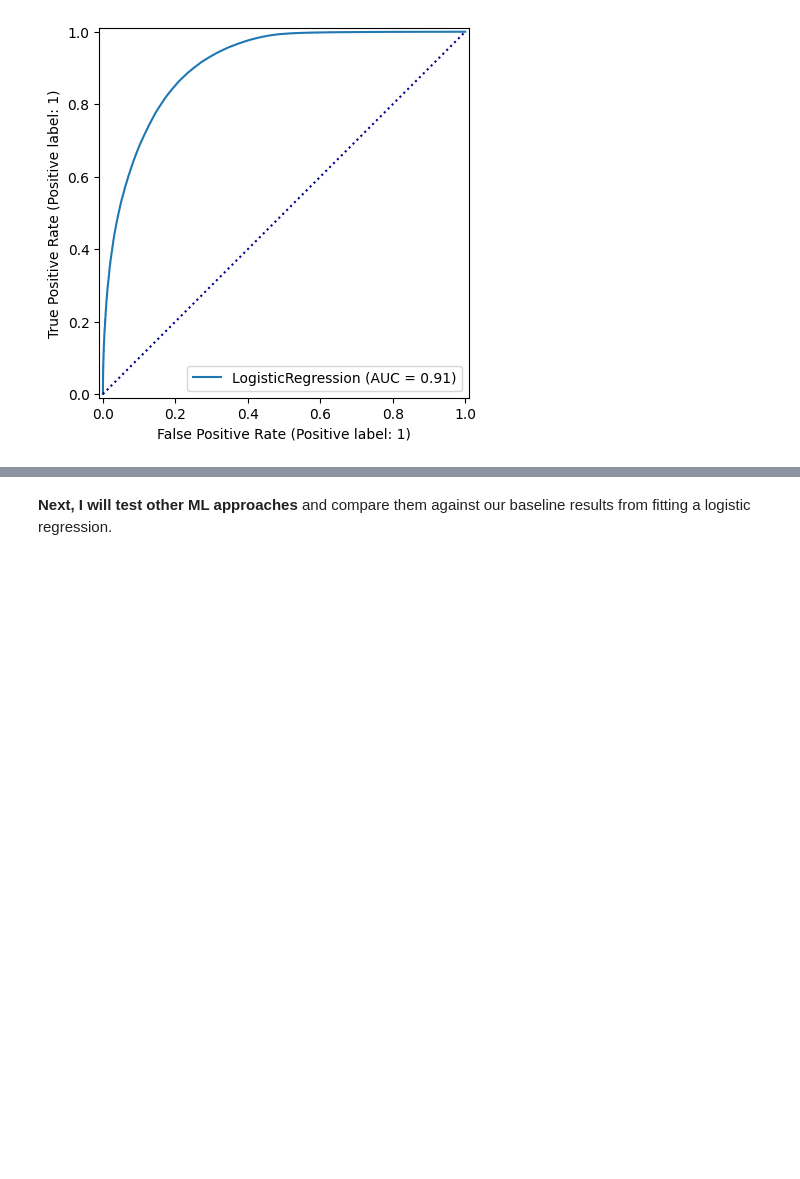
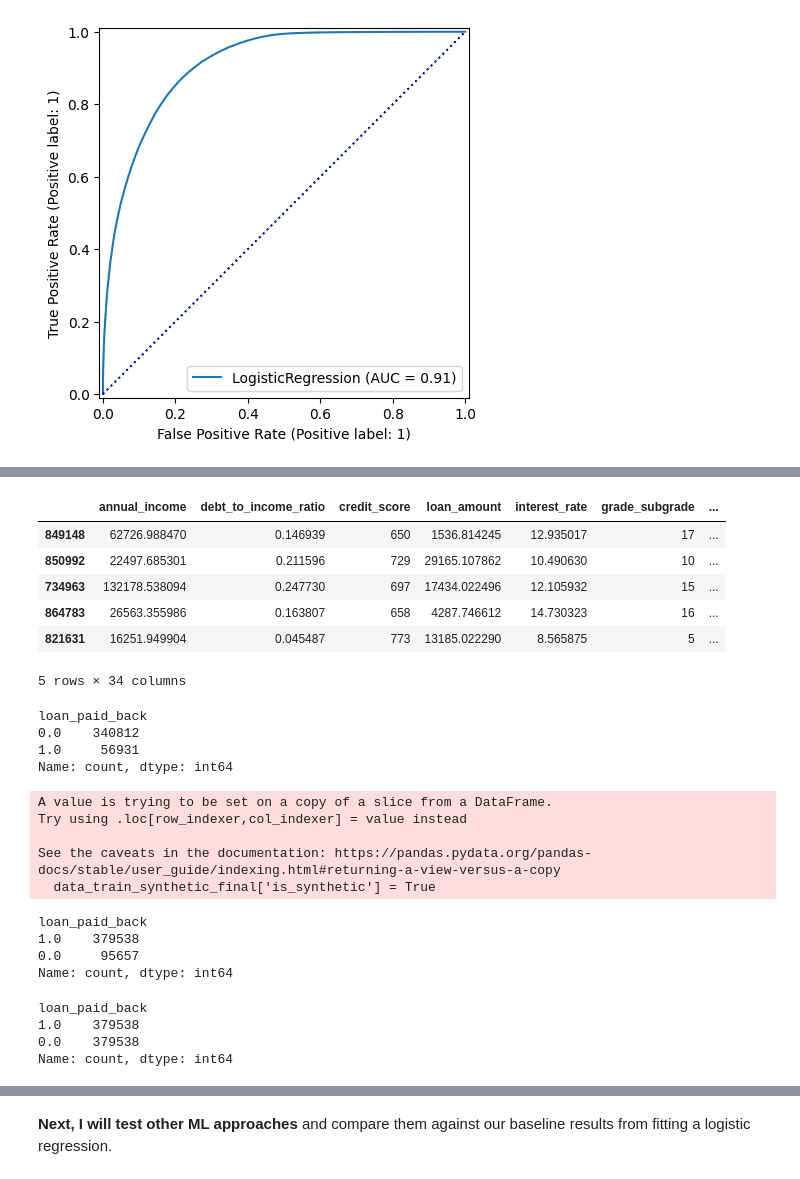
Before and after one commit to znogbes/kaggle-predicting-loan-payback, a Jupyter notebook: log-reg-ml.ipynb, the cells around one changed output, grey strips where cells are left out. Saved outputs shown, nothing was run; the diff lists cells and outputs as text; code cells hidden in the pictures; blank space fills up the shorter version.

```diff
--- a/log-reg-ml.ipynb
+++ b/log-reg-ml.ipynb
@@ -253,0 +391,8 @@ plt.show()
+# %%
+
+# separate original from synthetic data
+X_train_synthetic = X_train_smote_processed[len(X_train):]
+y_train_synthetic = y_train_smote[len(y_train):]
+
+# this tells us the amount of synthetic data generated for each class
+y_train_synthetic.value_counts()
@@ -253,0 +404,20 @@ plt.show()
+# %%
+# deduplicate synthetic data
+# standardise real and synthetic data (standardise based on data in the real
+# training data)
+X_train_std, X_train_synth_std = standardise_data(X_train, X_train_synthetic)
+
+# Get ALL real X data (combine standardised training + test data)
+# We do this because we need to check for duplicates / very close
+# values in ALL of the real data we've got
+X_real_std = np.concatenate([X_train_std, X_test_std], axis=0)
+
+# below will take a couple of minutes to run
+# find nearest neighbour in the real data for each synthetic data point
+# i think smote uses 6 neighbours by defaults - double check
+nn = NearestNeighbors(n_neighbors=1, algorithm='auto').fit(X_real_std)
+dists, idxs = nn.kneighbors(X_train_synth_std)
+# %%
+# store the distances and indices of nearest neighbours
+X_train_synthetic['nearest_neighbour_distance'] = list(dists.flatten())
+X_train_synthetic['nearest_neighbour_index_real_data'] = list(idxs.flatten())
@@ -253,0 +435,21 @@ plt.show()
+# %%
+# make data frame of all synthetic data (features and labels)
+data_train_synthetic = pd.concat([X_train_synthetic, y_train_synthetic], axis=1)
+# sort by furthest distance to nearest neighbour in real data
+data_train_synthetic.sort_values(by='nearest_neighbour_distance', ascending=False, inplace=True)
+data_train_synthetic.head()
+# %% [output]
+|  | annual_income | debt_to_income_ratio | credit_score | loan_amount | interest_rate | grade_subgrade | ... |
+| 849148 | 62726.988470 | 0.146939 | 650 | 1536.814245 | 12.935017 | 17 | ... |
+| 850992 | 22497.685301 | 0.211596 | 729 | 29165.107862 | 10.490630 | 10 | ... |
+| 734963 | 132178.538094 | 0.247730 | 697 | 17434.022496 | 12.105932 | 15 | ... |
+| 864783 | 26563.355986 | 0.163807 | 658 | 4287.746612 | 14.730323 | 16 | ... |
+| 821631 | 16251.949904 | 0.045487 | 773 | 13185.022290 | 8.565875 | 5 | ... |
+5 rows × 34 columns
+# %%
+y_train_synthetic.value_counts()
+# %% [output]
+loan_paid_back
+0.0    340812
+1.0     56931
+Name: count, dtype: int64
@@ -253,0 +466,28 @@ plt.show()
+# %%
+# remove synthetic data points based on proximity to real data points
+data_train_synthetic_final = data_train_synthetic.head(n_keep)
+data_train_synthetic_final['loan_paid_back'].value_counts()
+data_train_synthetic_final['is_synthetic'] = True
+# %% [output]
+A value is trying to be set on a copy of a slice from a DataFrame.
+Try using .loc[row_indexer,col_indexer] = value instead
+
+See the caveats in the documentation: https://pandas.pydata.org/pandas-docs/stable/user_guide/indexing.html#returning-a-view-versus-a-copy
+  data_train_synthetic_final['is_synthetic'] = True
+# %%
+data_training_after_smote = pd.concat([X_train, y_train], axis=1)
+data_training_after_smote['is_synthetic'] = False
+data_training_after_smote['loan_paid_back'].value_counts()
+# %% [output]
+loan_paid_back
+1.0    379538
+0.0     95657
+Name: count, dtype: int64
+# %%
+data_training_after_smote = pd.concat([data_training_after_smote, data_train_synthetic_final], axis=0)
+data_training_after_smote['loan_paid_back'].value_counts()
+# %% [output]
+loan_paid_back
+1.0    379538
+0.0    379538
+Name: count, dtype: int64
```
Also changed, not shown: parts of 25 cells of this notebook, 1 other file.
